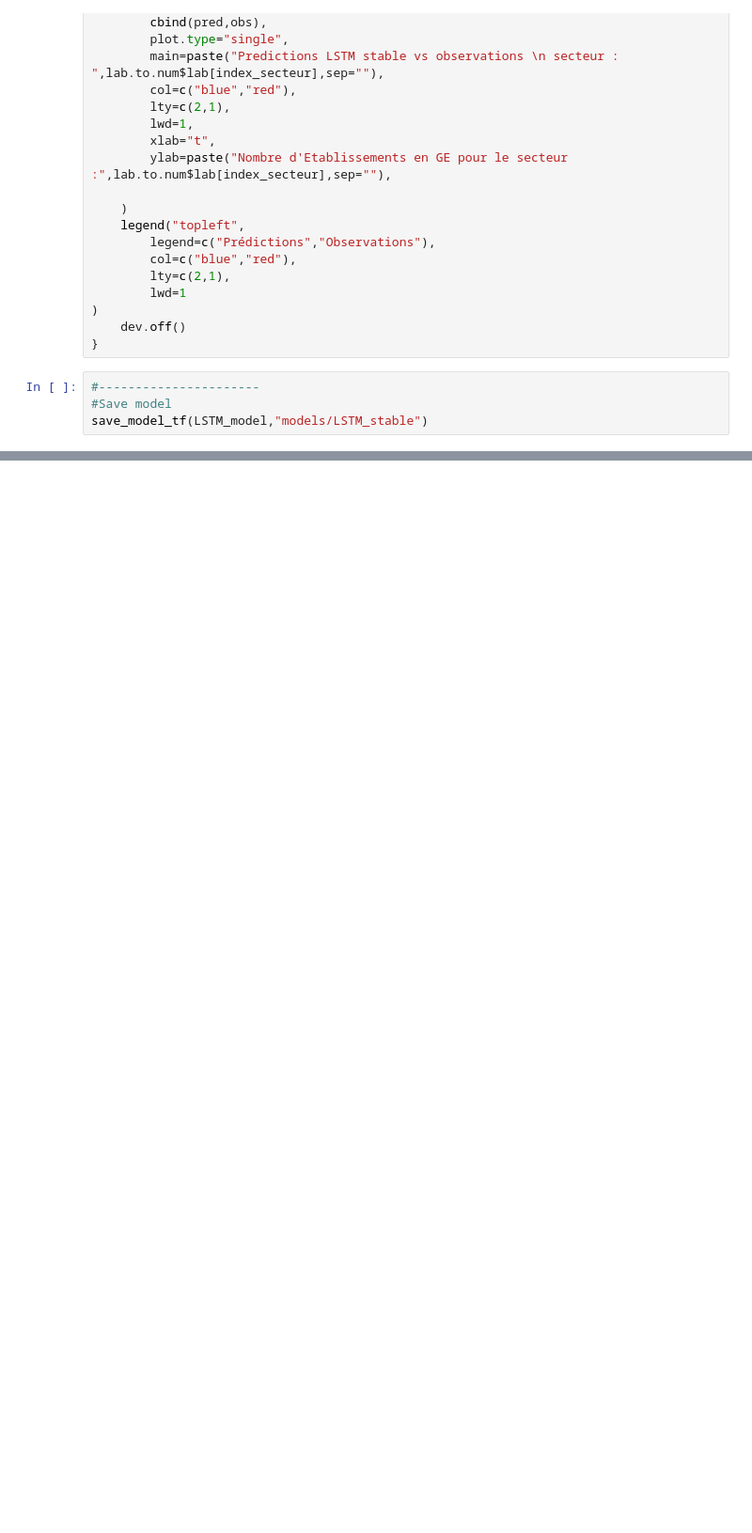
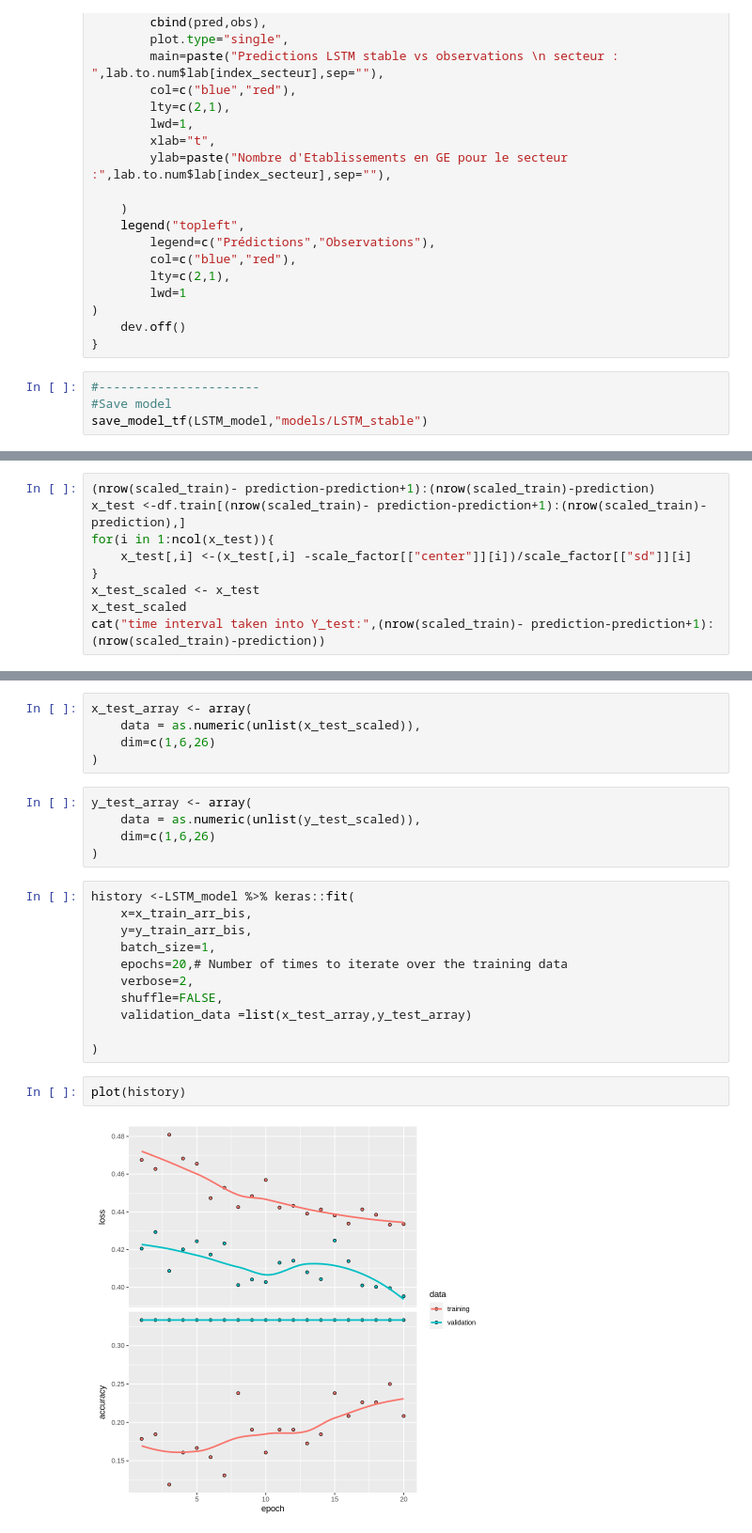
Before and after one commit to Jay-boo/TimeSeries_ACOSS, a Jupyter notebook: multivariate_LSTM_bis.ipynb, the cells around one changed output, grey strips where cells are left out. Shown at 94% size. Drawn from its saved outputs; the diff is of its cells as text; blank space fills up the shorter version.

```diff
--- a/multivariate_LSTM_bis.ipynb
+++ b/multivariate_LSTM_bis.ipynb
@@ -732,0 +908,9 @@ save_model_tf(LSTM_model,"models/LSTM_stable")
+# %%
+(nrow(scaled_train)- prediction-prediction+1):(nrow(scaled_train)-prediction)
+x_test <-df.train[(nrow(scaled_train)- prediction-prediction+1):(nrow(scaled_train)-prediction),]
+for(i in 1:ncol(x_test)){
+    x_test[,i] <-(x_test[,i] -scale_factor[["center"]][i])/scale_factor[["sd"]][i]
+}
+x_test_scaled <- x_test
+x_test_scaled
+cat("time interval taken into Y_test:",(nrow(scaled_train)- prediction-prediction+1):(nrow(scaled_train)-prediction))
@@ -732,0 +929,25 @@ save_model_tf(LSTM_model,"models/LSTM_stable")
+# %%
+x_test_array <- array(
+    data = as.numeric(unlist(x_test_scaled)),
+    dim=c(1,6,26)
+)
+# %%
+y_test_array <- array(
+    data = as.numeric(unlist(y_test_scaled)),
+    dim=c(1,6,26)
+)
+# %%
+history <-LSTM_model %>% keras::fit(
+    x=x_train_arr_bis,
+    y=y_train_arr_bis,
+    batch_size=1,
+    epochs=20,# Number of times to iterate over the training data
+    verbose=2,
+    shuffle=FALSE,
+    validation_data =list(x_test_array,y_test_array)
+
+)
+# %%
+plot(history)
+# %% [output]
+[figure, added]
```
Also changed, not shown: parts of 33 cells of this notebook, 56 other files.
